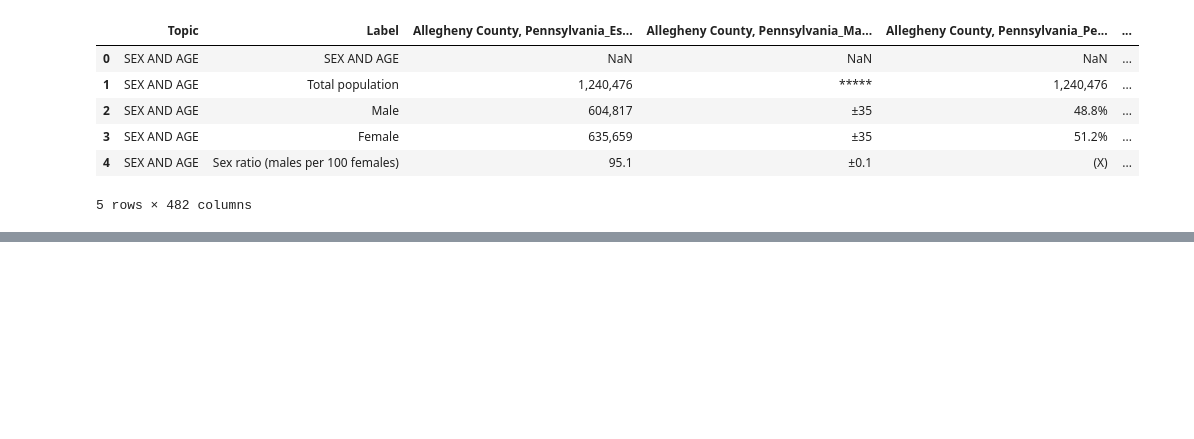
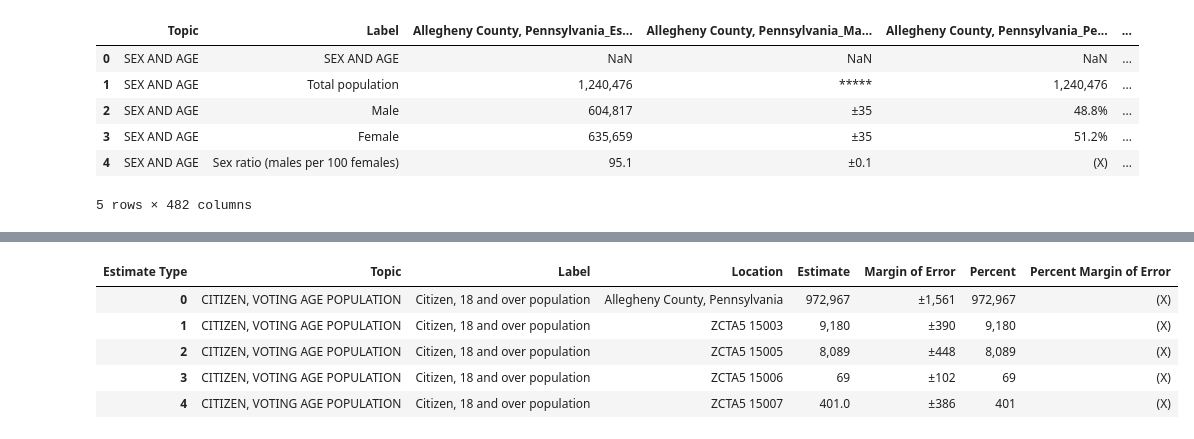
Before and after one commit to KateMunkacsy/90803ML-FinalProject, a Jupyter notebook: 6_additional_analyses.ipynb, the cells around one changed output, grey strips where cells are left out. Cells and saved outputs as stored; diff of their text form; code cells hidden in the pictures; blank space fills up the shorter version.

```diff
--- a/6_additional_analyses.ipynb
+++ b/6_additional_analyses.ipynb
@@ -84,0 +77,10 @@ piv.head()
+# %%
+final_demo = demo_melt_df.pivot(index=['Topic', 'Label', 'Location'], columns = "Estimate Type", values = "value").reset_index()
+final_demo.head()
+# %% [output]
+| Estimate Type | Topic | Label | Location | Estimate | Margin of Error | Percent | Percent Margin of Error |
+| 0 | CITIZEN, VOTING AGE POPULATION | Citizen, 18 and over population | Allegheny County, Pennsylvania | 972,967 | ±1,561 | 972,967 | (X) |
+| 1 | CITIZEN, VOTING AGE POPULATION | Citizen, 18 and over population | ZCTA5 15003 | 9,180 | ±390 | 9,180 | (X) |
+| 2 | CITIZEN, VOTING AGE POPULATION | Citizen, 18 and over population | ZCTA5 15005 | 8,089 | ±448 | 8,089 | (X) |
+| 3 | CITIZEN, VOTING AGE POPULATION | Citizen, 18 and over population | ZCTA5 15006 | 69 | ±102 | 69 | (X) |
+| 4 | CITIZEN, VOTING AGE POPULATION | Citizen, 18 and over population | ZCTA5 15007 | 401.0 | ±386 | 401 | (X) |
```
Also changed, not shown: parts of 25 cells of this notebook.
